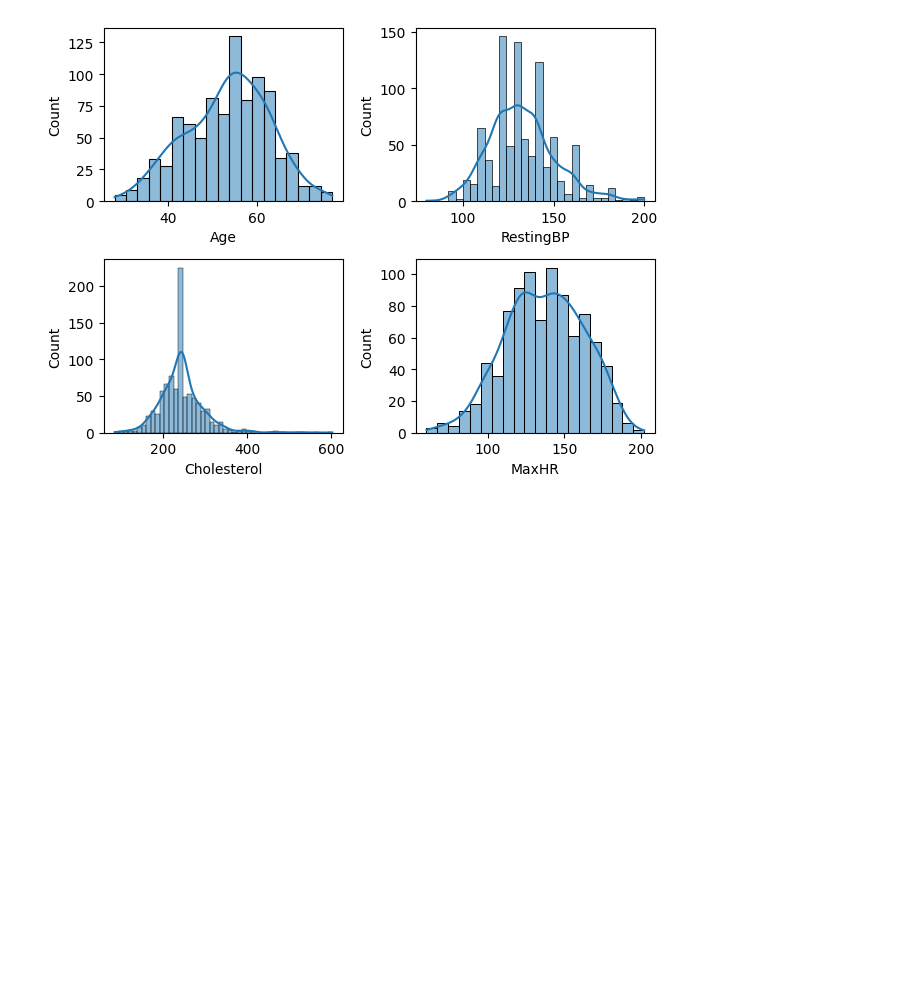
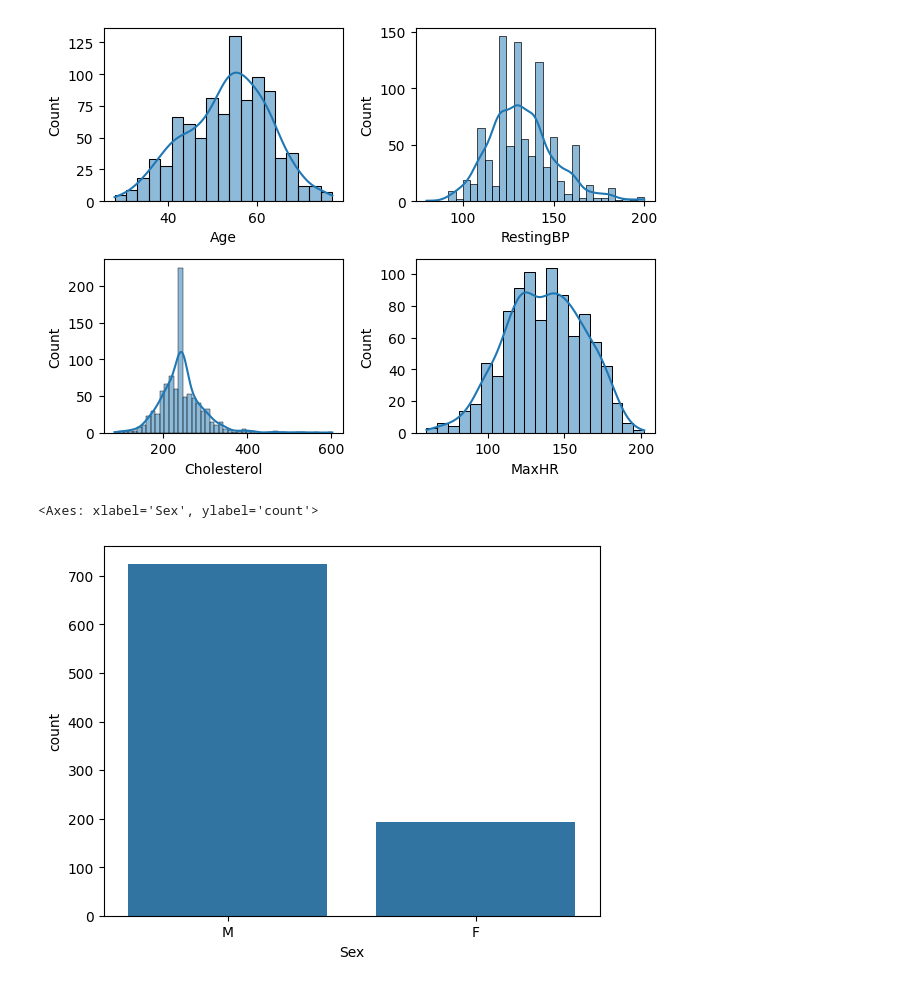
Before and after one commit to gyr0byte/ML-Foundations, a Jupyter notebook: Foundation For ML/2_foundation_project.ipynb, the cells around one changed output. Drawn from its saved outputs; the diff is of its cells as text; code cells hidden in the pictures; blank space fills up the shorter version.

```diff
--- a/Foundation For ML/2_foundation_project.ipynb
+++ b/Foundation For ML/2_foundation_project.ipynb
@@ -157,3 +157,8 @@ plotting("MaxHR",4)
 plt.tight_layout()
 # %% [output]
 [figure]
+# %%
+sns.countplot(x=df['Sex'])
+# %% [output]
+<Axes: xlabel='Sex', ylabel='count'>
+[figure, added]
```
Also changed, not shown: parts of 1 cell of this notebook.
